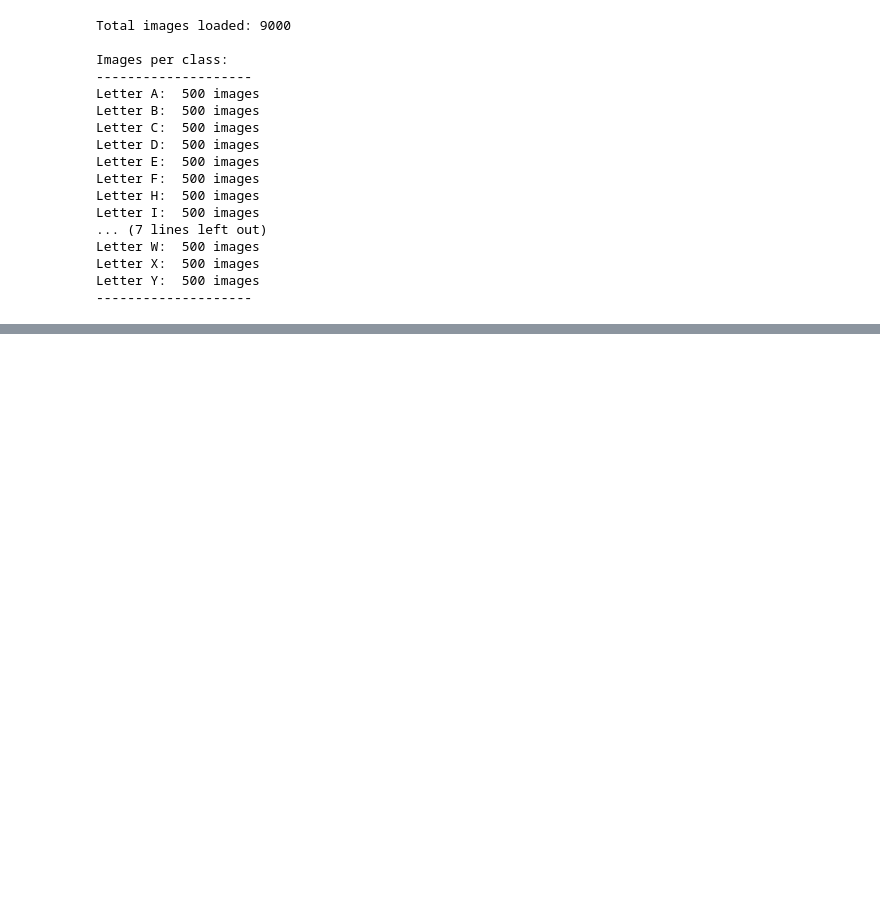
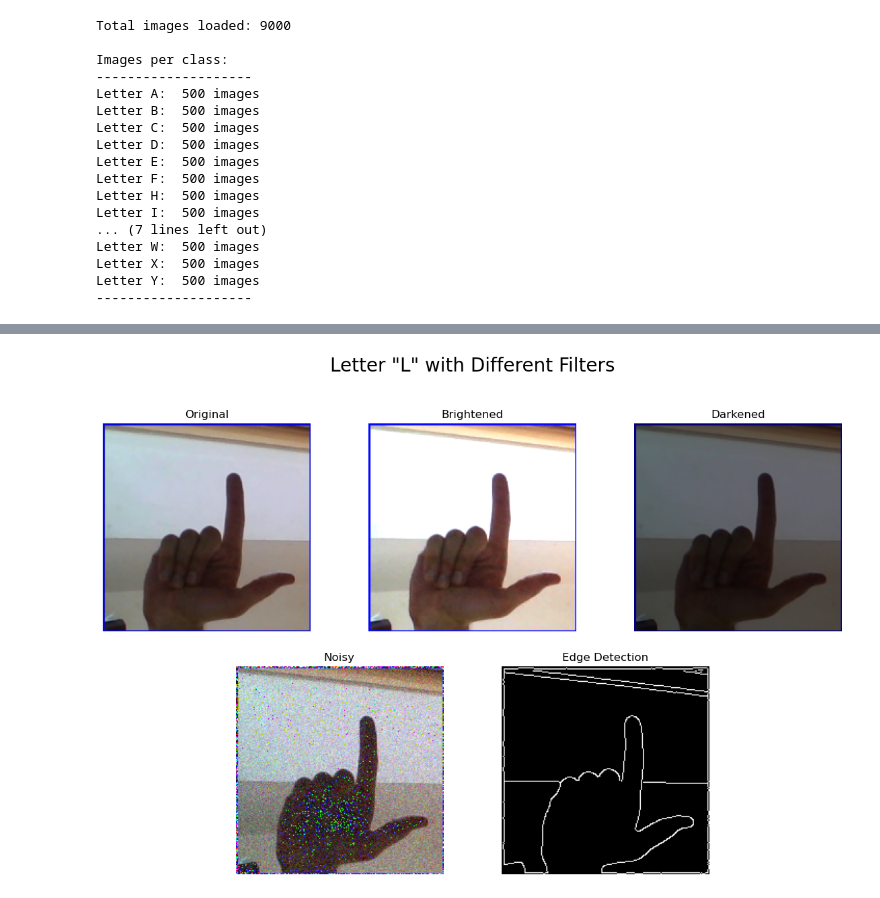
Before and after one commit to GriffinSnider/ASL_Fingerspelling_Recognition, a Jupyter notebook: ASL_Notebook.ipynb, the cells around one changed output, grey strips where cells are left out. Saved outputs shown, nothing was run; the diff lists cells and outputs as text; code cells hidden in the pictures; blank space fills up the shorter version.

```diff
--- a/ASL_Notebook.ipynb
+++ b/ASL_Notebook.ipynb
@@ -119,0 +163,67 @@ Letter Y:  500 images
+# %%
+#randomly select letter from the dataset
+letter = random.choice(asl_keep)
+
+#grabs a random image from the selected letter
+img_row = train_asl_df[train_asl_df['letter_label'] == letter].sample(1).iloc[0]
+#gets the file path of the selected images
+img_path = img_row['image_path']
+
+#loads the image
+img = plt.imread(img_path)
+
+#sets up the figure and grid
+fig = plt.figure(figsize=(12, 8))
+#main title
+fig.suptitle(f"Letter \"{letter}\" with Different Filters", fontsize=20)
+
+#creates a 2 row 3 column grid
+grid = plt.GridSpec(2, 3, figure=fig, height_ratios=[1, 1])
+
+#subplots for the first row
+ax1 = fig.add_subplot(grid[0, 0])
+ax2 = fig.add_subplot(grid[0, 1])
+ax3 = fig.add_subplot(grid[0, 2])
+
+#subplots for the second row
+ax4 = fig.add_subplot(grid[1, 0:2])  #spans columns 0 and 1
+ax5 = fig.add_subplot(grid[1, 1:3])  #spans columns 1 and 2
+
+#first row first column will show the original image
+ax1.imshow(img)
+ax1.set_title("Original")
+
+#first row second column will show a brightened image
+bright_img = np.clip(img * 1.5, 0, 255).astype(np.uint8) #increase the brightness by multipling the pixel values
+ax2.imshow(bright_img)
+ax2.set_title("Brightened")
+
+#first row third column will show a darkened image
+dark_img = np.clip(img * 0.5, 0, 255).astype(np.uint8) #decrease the brightness by multipling pixel values
+ax3.imshow(dark_img)
+ax3.set_title("Darkened")
+
+#second row first column/second column will show a noisy image
+noisy_img = img.copy()
+noise = np.random.normal(0, 20, img.shape).astype(np.uint8) #generates random Gaussian noise
+noisy_img = np.clip(img + noise, 0, 255).astype(np.uint8) #adds noise and clips values to keep within range
+ax4.imshow(noisy_img)
+ax4.set_title("Noisy")
+
+#second row second column/third column will show edge detection
+gray = cv2.cvtColor(img, cv2.COLOR_RGB2GRAY) #converts to grayscale
+edges = cv2.Canny(gray, 100, 200) #applies canny edge detection
+ax5.imshow(edges, cmap='gray')
+ax5.set_title("Edge Detection")
+
+#hides the axes for all subplots
+all_axes = [ax1, ax2, ax3, ax4, ax5]
+for ax in all_axes:
+    ax.axis('off')
+
+#adjust layout
+plt.tight_layout(rect=[0, 0, 1, 0.95])
+#display plots
+plt.show()
+# %% [output]
+[figure, added]
```
Also changed, not shown: parts of 2 cells of this notebook.
